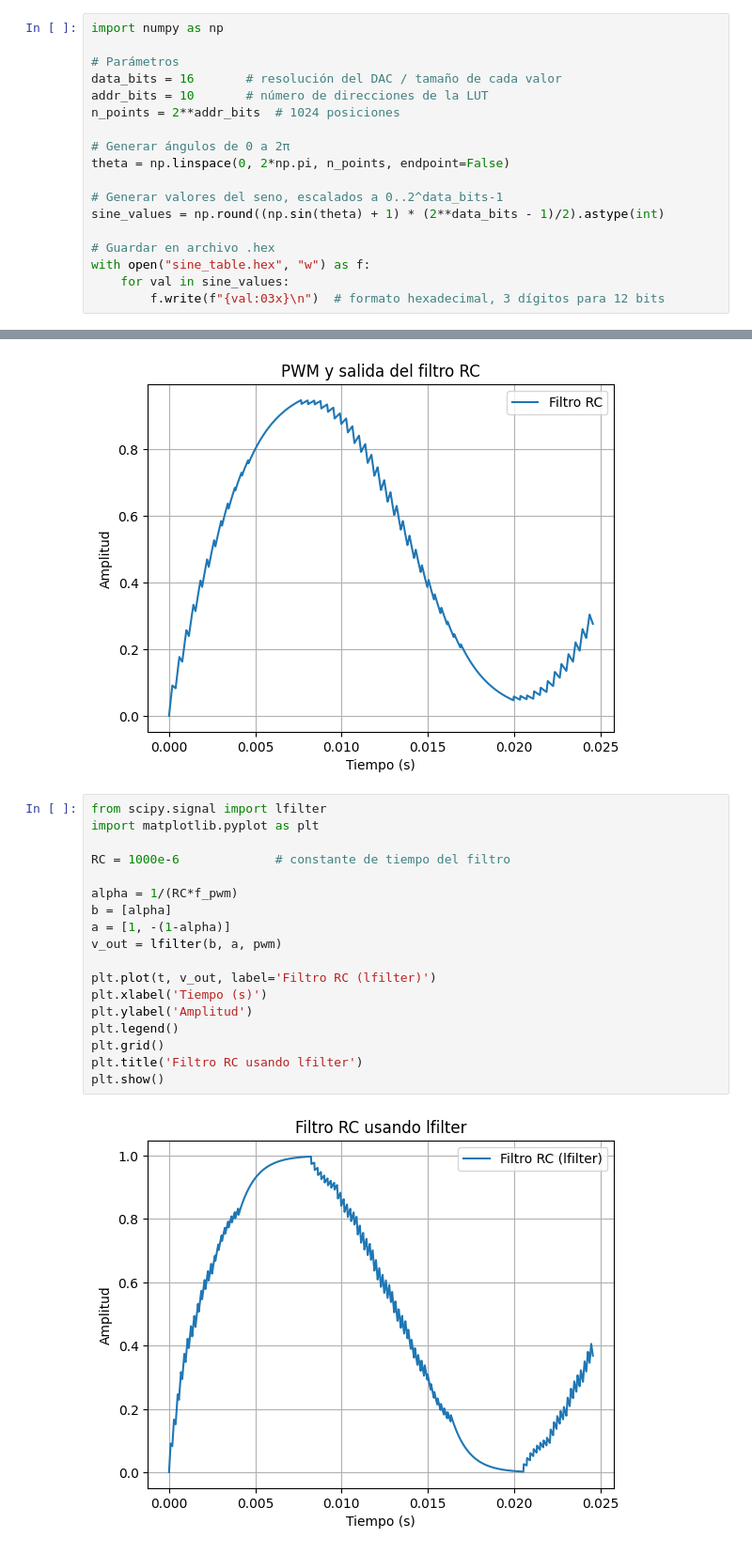
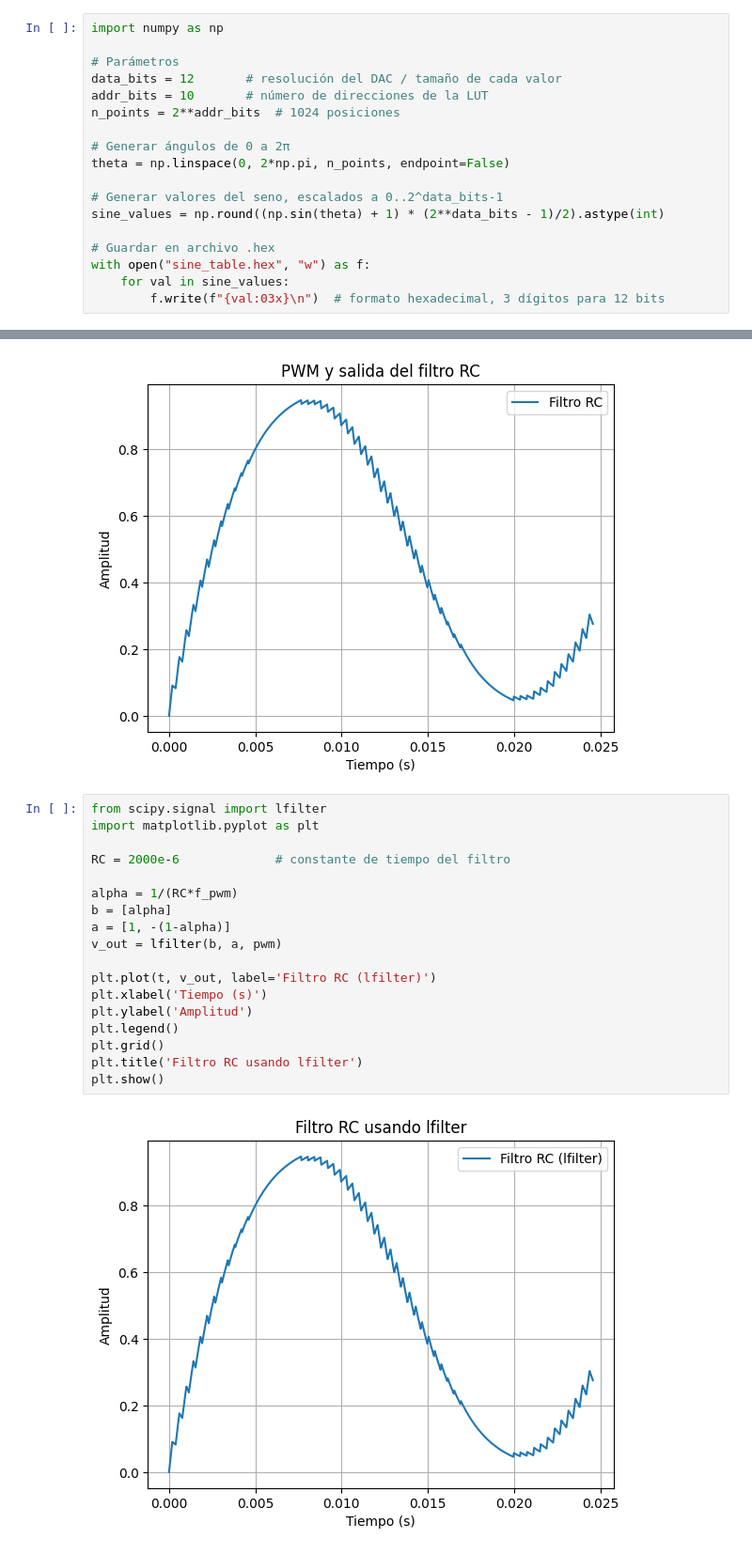
Before and after one commit to Nahueldb/fpga-examples, a Jupyter notebook: PWM/lut.ipynb, the cells around one changed output, grey strips where cells are left out. Shown: that part at 94% size. Saved outputs shown, nothing was run; the diff lists cells and outputs as text.

```diff
--- a/PWM/lut.ipynb
+++ b/PWM/lut.ipynb
@@ -2,7 +2,7 @@
 import numpy as np
 
 # Parámetros
-data_bits = 16       # resolución del DAC / tamaño de cada valor
+data_bits = 12       # resolución del DAC / tamaño de cada valor
 addr_bits = 10       # número de direcciones de la LUT
 n_points = 2**addr_bits  # 1024 posiciones
 
@@ -154,20 +154,20 @@ plt.show()
 # %%
 from scipy.signal import lfilter
 import matplotlib.pyplot as plt
 
-RC = 1000e-6             # constante de tiempo del filtro
+RC = 2000e-6             # constante de tiempo del filtro
 
 alpha = 1/(RC*f_pwm)
 b = [alpha]
 a = [1, -(1-alpha)]
 v_out = lfilter(b, a, pwm)
 
 plt.plot(t, v_out, label='Filtro RC (lfilter)')
 plt.xlabel('Tiempo (s)')
 plt.ylabel('Amplitud')
 plt.legend()
 plt.grid()
 plt.title('Filtro RC usando lfilter')
 plt.show()
 # %% [output]
-[figure, old version]
+[figure, new version]
```
Also changed, not shown: parts of 1 cell of this notebook, 11 other files.
